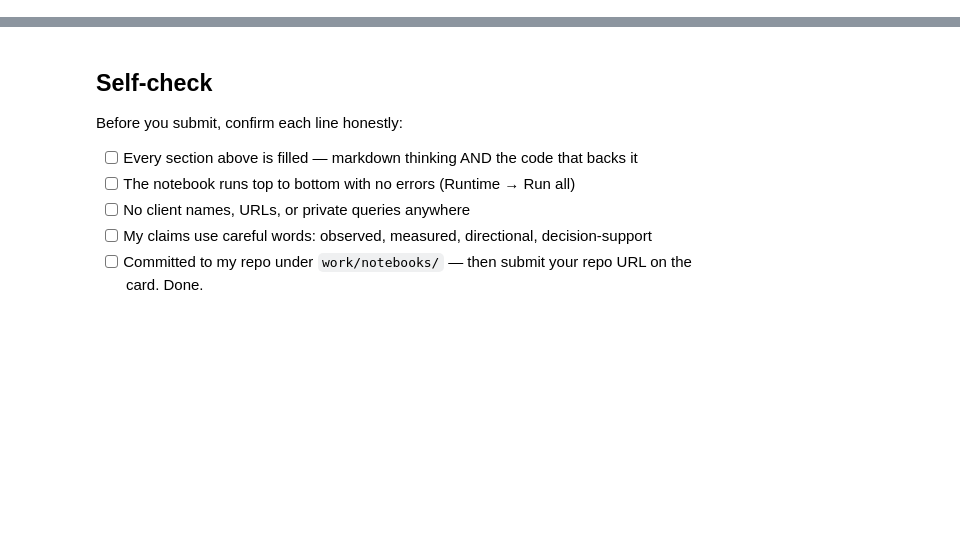
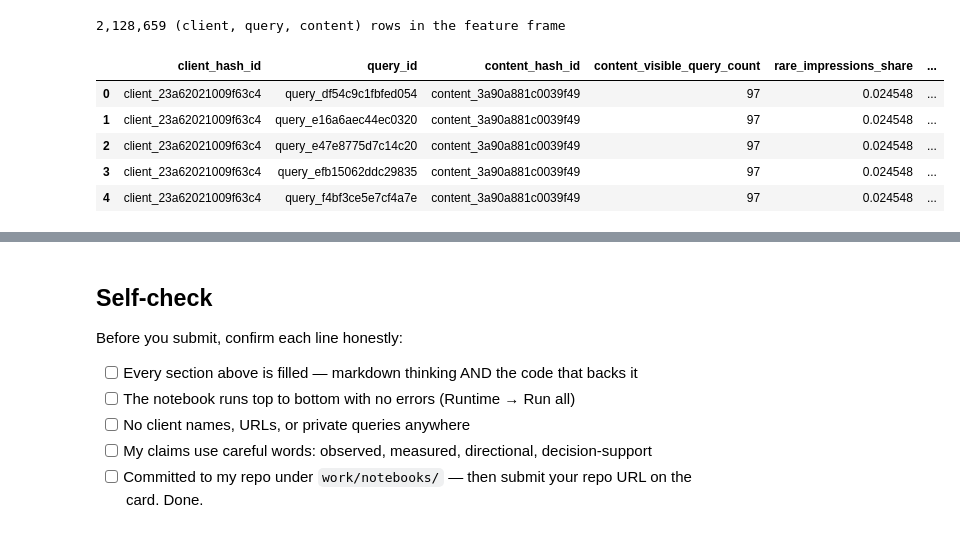
Before and after one commit to anasYaha/Flyrank-ml-internship, a Jupyter notebook: work/notebooks/w03_data_contract.ipynb, the cells around one changed output, grey strips where cells are left out. Drawn from its saved outputs; the diff is of its cells as text; code cells hidden in the pictures; blank space fills up the shorter version.

```diff
--- a/work/notebooks/w03_data_contract.ipynb
+++ b/work/notebooks/w03_data_contract.ipynb
@@ -36,0 +227,42 @@ This skeleton is yours to fill. Work the sections **in order** — each one has
+# %%
+# --- Build the (client, query, content) feature frame for the March-active slice ---
+cannib = con.sql(f"""
+    WITH per_query AS (
+        SELECT client_hash_id, {QUERY_ID_COL} AS query_id, content_hash_id,
+               ANY_VALUE(content_visible_query_count)  AS content_visible_query_count,
+               ANY_VALUE(rare_impressions_share)        AS rare_impressions_share,
+               ANY_VALUE(anonymized_impressions_share)  AS anonymized_impressions_share,
+               SUM(impressions_90d)                     AS content_impressions_for_query
+        FROM {TABLES['fact_query_90d']}
+        WHERE content_hash_id IN (SELECT DISTINCT content_hash_id FROM {TABLES['fact_daily_mar']})
+        GROUP BY 1, 2, 3
+    ),
+    query_totals AS (
+        SELECT client_hash_id, query_id,
+               COUNT(DISTINCT content_hash_id)   AS competing_content_count,
+               SUM(content_impressions_for_query) AS query_total_impressions,
+               MAX(content_impressions_for_query) AS top_content_impressions
+        FROM per_query
+        GROUP BY 1, 2
+    )
+    SELECT p.client_hash_id, p.query_id, p.content_hash_id,
+           p.content_visible_query_count,
+           p.rare_impressions_share,
+           p.anonymized_impressions_share,
+           p.content_impressions_for_query / NULLIF(qt.query_total_impressions, 0) AS own_impression_share_of_query,
+           qt.competing_content_count,
+           qt.top_content_impressions / NULLIF(qt.query_total_impressions, 0)      AS top_content_impression_share
+    FROM per_query p
+    JOIN query_totals qt USING (client_hash_id, query_id)
+""").df()
+
+print(f'{len(cannib):,} (client, query, content) rows in the feature frame')
+cannib.head()
+# %% [output]
+2,128,659 (client, query, content) rows in the feature frame
+|  | client_hash_id | query_id | content_hash_id | content_visible_query_count | rare_impressions_share | ... |
+| 0 | client_23a62021009f63c4 | query_df54c9c1fbfed054 | content_3a90a881c0039f49 | 97 | 0.024548 | ... |
+| 1 | client_23a62021009f63c4 | query_e16a6aec44ec0320 | content_3a90a881c0039f49 | 97 | 0.024548 | ... |
+| 2 | client_23a62021009f63c4 | query_e47e8775d7c14c20 | content_3a90a881c0039f49 | 97 | 0.024548 | ... |
+| 3 | client_23a62021009f63c4 | query_efb15062ddc29835 | content_3a90a881c0039f49 | 97 | 0.024548 | ... |
+| 4 | client_23a62021009f63c4 | query_f4bf3ce5e7cf4a7e | content_3a90a881c0039f49 | 97 | 0.024548 | ... |
```
Also changed, not shown: parts of 26 cells of this notebook.
